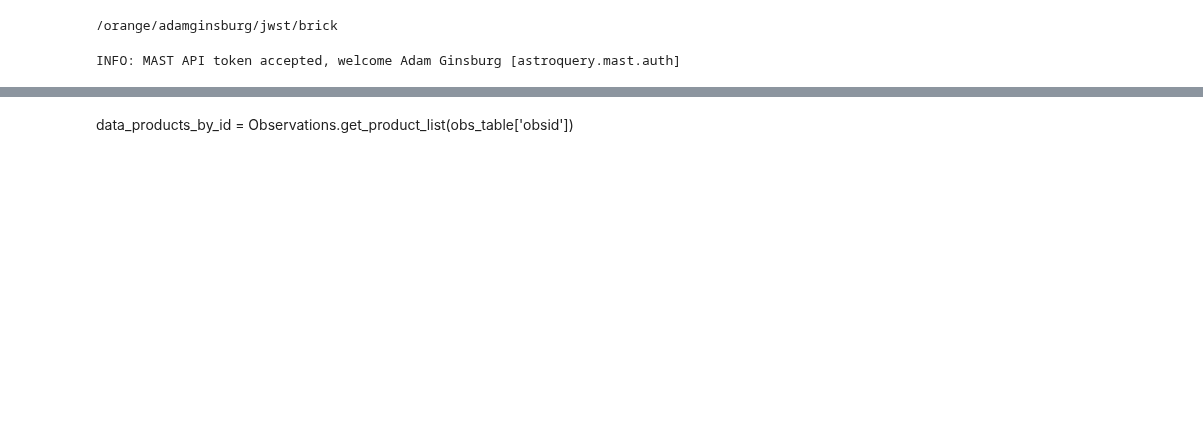
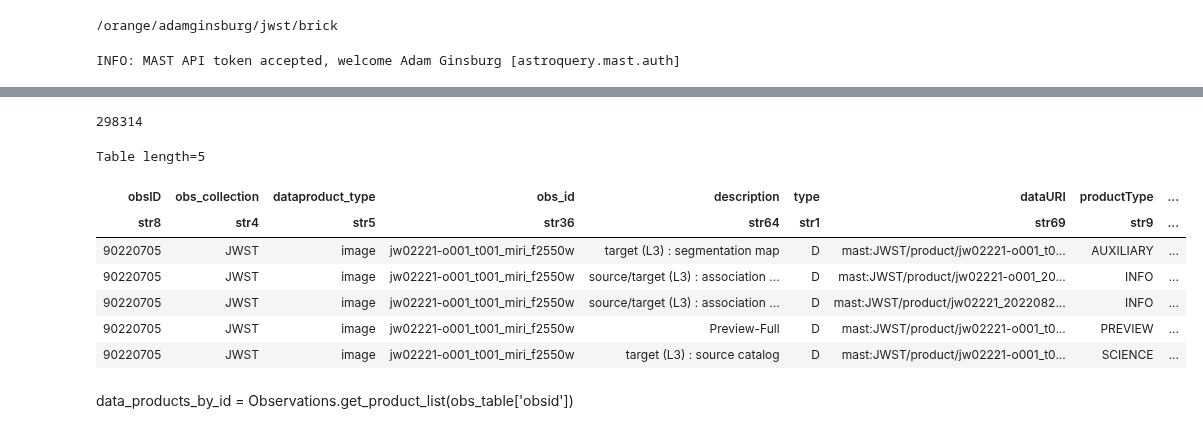
Before and after one commit to keflavich/brick-jwst-2221, a Jupyter notebook: notebooks/DataDownload_BrickJWST.ipynb, the cells around one changed output, grey strips where cells are left out. Saved outputs shown, nothing was run; the diff lists cells and outputs as text; code cells hidden in the pictures; blank space fills up the shorter version.

```diff
--- a/notebooks/DataDownload_BrickJWST.ipynb
+++ b/notebooks/DataDownload_BrickJWST.ipynb
@@ -19,2 +49,14 @@ obs_table = Observations.query_criteria(dataproduct_type=["image"],
 # %%
-data_products_by_obs = Observations.get_product_list(obs_table)
+data_products_by_obs = Observations.get_product_list(obs_table[obs_table['calib_level'] == 3])
+print(len(data_products_by_obs))
+data_products_by_obs[:5]
+# %% [output]
+298314
+Table length=5
+| obsID | obs_collection | dataproduct_type | obs_id | description | type | dataURI | productType | ... |
+| str8 | str4 | str5 | str36 | str64 | str1 | str69 | str9 | ... |
+| 90220705 | JWST | image | jw02221-o001_t001_miri_f2550w | target (L3) : segmentation map | D | mast:JWST/product/jw02221-o001_t0... | AUXILIARY | ... |
+| 90220705 | JWST | image | jw02221-o001_t001_miri_f2550w | source/target (L3) : association ... | D | mast:JWST/product/jw02221-o001_20... | INFO | ... |
+| 90220705 | JWST | image | jw02221-o001_t001_miri_f2550w | source/target (L3) : association ... | D | mast:JWST/product/jw02221_2022082... | INFO | ... |
+| 90220705 | JWST | image | jw02221-o001_t001_miri_f2550w | Preview-Full | D | mast:JWST/product/jw02221-o001_t0... | PREVIEW | ... |
+| 90220705 | JWST | image | jw02221-o001_t001_miri_f2550w | target (L3) : source catalog | D | mast:JWST/product/jw02221-o001_t0... | SCIENCE | ... |
```
Also changed, not shown: parts of 12 cells of this notebook, 2 other files.
